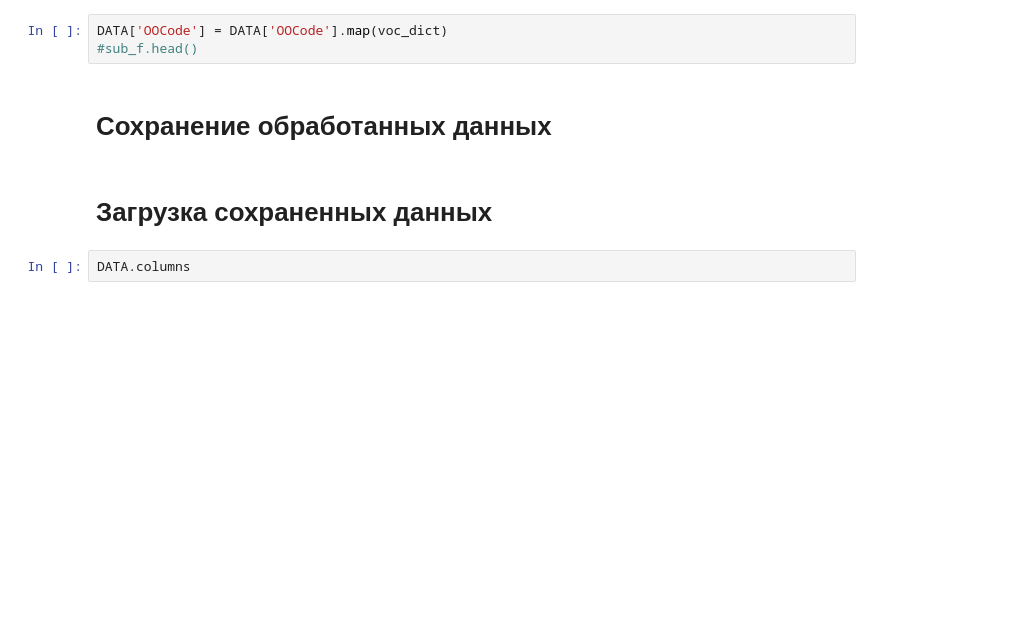
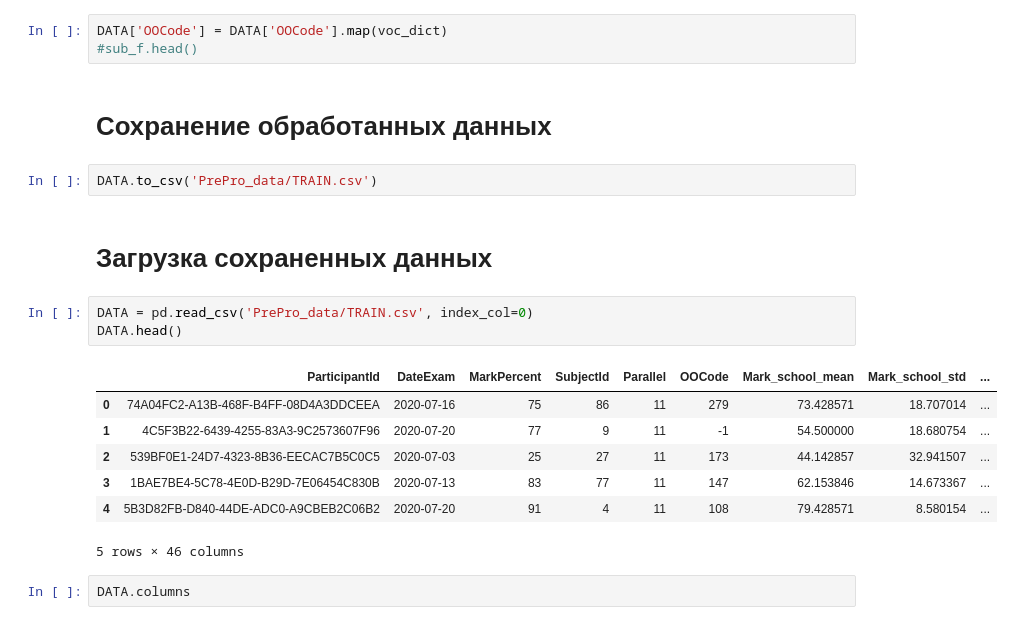
Before and after one commit to a-milenkin/Program_Boost_Eduthon, a Jupyter notebook: EdTech_Boost_Model.ipynb, the cells around one changed output. Saved outputs shown, nothing was run; the diff lists cells and outputs as text; blank space fills up the shorter version.

```diff
--- a/EdTech_Boost_Model.ipynb
+++ b/EdTech_Boost_Model.ipynb
@@ -501,8 +501,21 @@ DATA['OOCode'] = DATA['OOCode'].map(voc_dict)
 #sub_f.head()
 # %% [markdown]
 # Сохранение обработанных данных
+# %%
+DATA.to_csv('PrePro_data/TRAIN.csv')
 # %% [markdown]
 # Загрузка сохраненных данных
+# %%
+DATA = pd.read_csv('PrePro_data/TRAIN.csv', index_col=0)
+DATA.head()
+# %% [output]
+|  | ParticipantId | DateExam | MarkPercent | SubjectId | Parallel | OOCode | Mark_school_mean | Mark_school_std | ... |
+| 0 | 74A04FC2-A13B-468F-B4FF-08D4A3DDCEEA | 2020-07-16 | 75 | 86 | 11 | 279 | 73.428571 | 18.707014 | ... |
+| 1 | 4C5F3B22-6439-4255-83A3-9C2573607F96 | 2020-07-20 | 77 | 9 | 11 | -1 | 54.500000 | 18.680754 | ... |
+| 2 | 539BF0E1-24D7-4323-8B36-EECAC7B5C0C5 | 2020-07-03 | 25 | 27 | 11 | 173 | 44.142857 | 32.941507 | ... |
+| 3 | 1BAE7BE4-5C78-4E0D-B29D-7E06454C830B | 2020-07-13 | 83 | 77 | 11 | 147 | 62.153846 | 14.673367 | ... |
+| 4 | 5B3D82FB-D840-44DE-ADC0-A9CBEB2C06B2 | 2020-07-20 | 91 | 4 | 11 | 108 | 79.428571 | 8.580154 | ... |
+5 rows × 46 columns
 # %%
 DATA.columns
 # %% [output]
```
Also changed, not shown: parts of 13 cells of this notebook, 18 other files.
